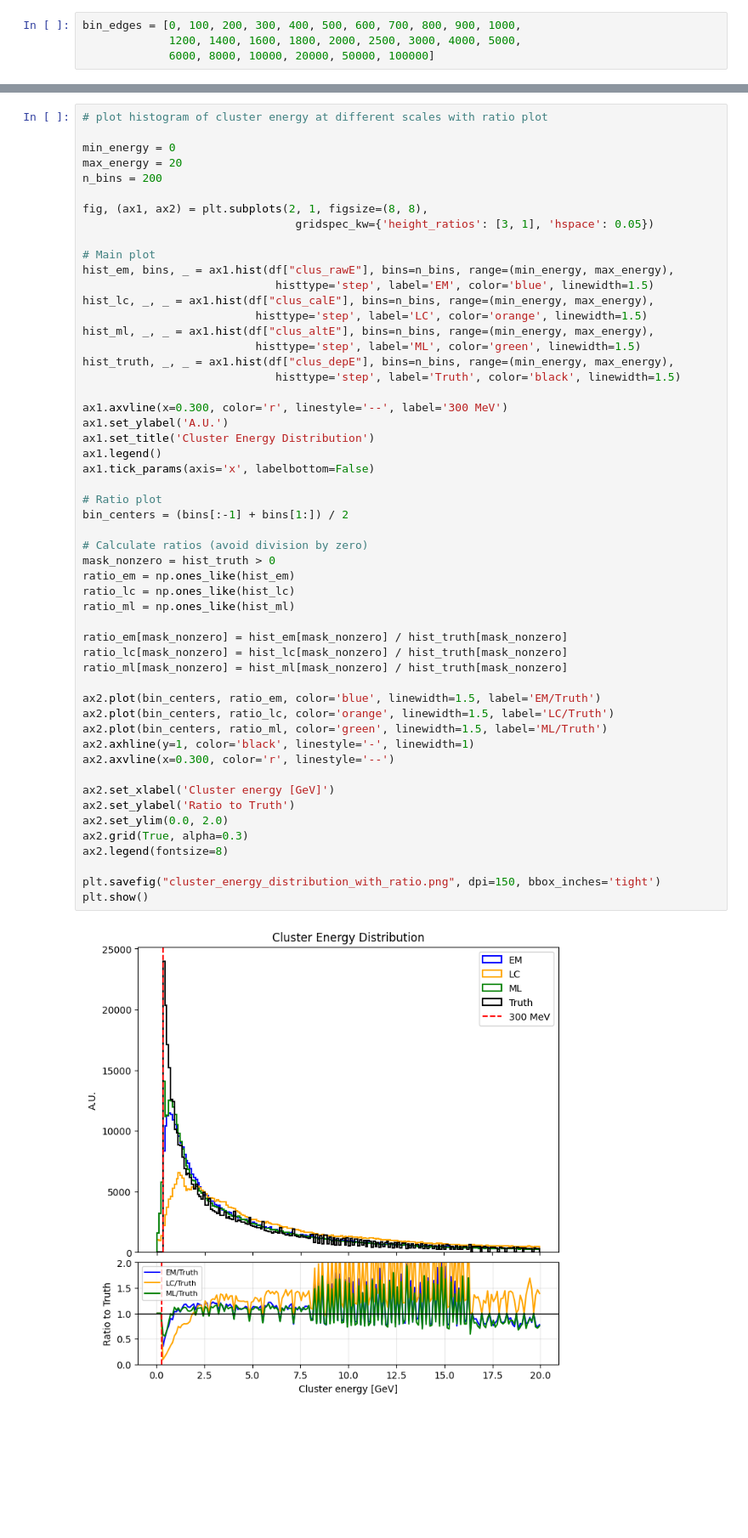
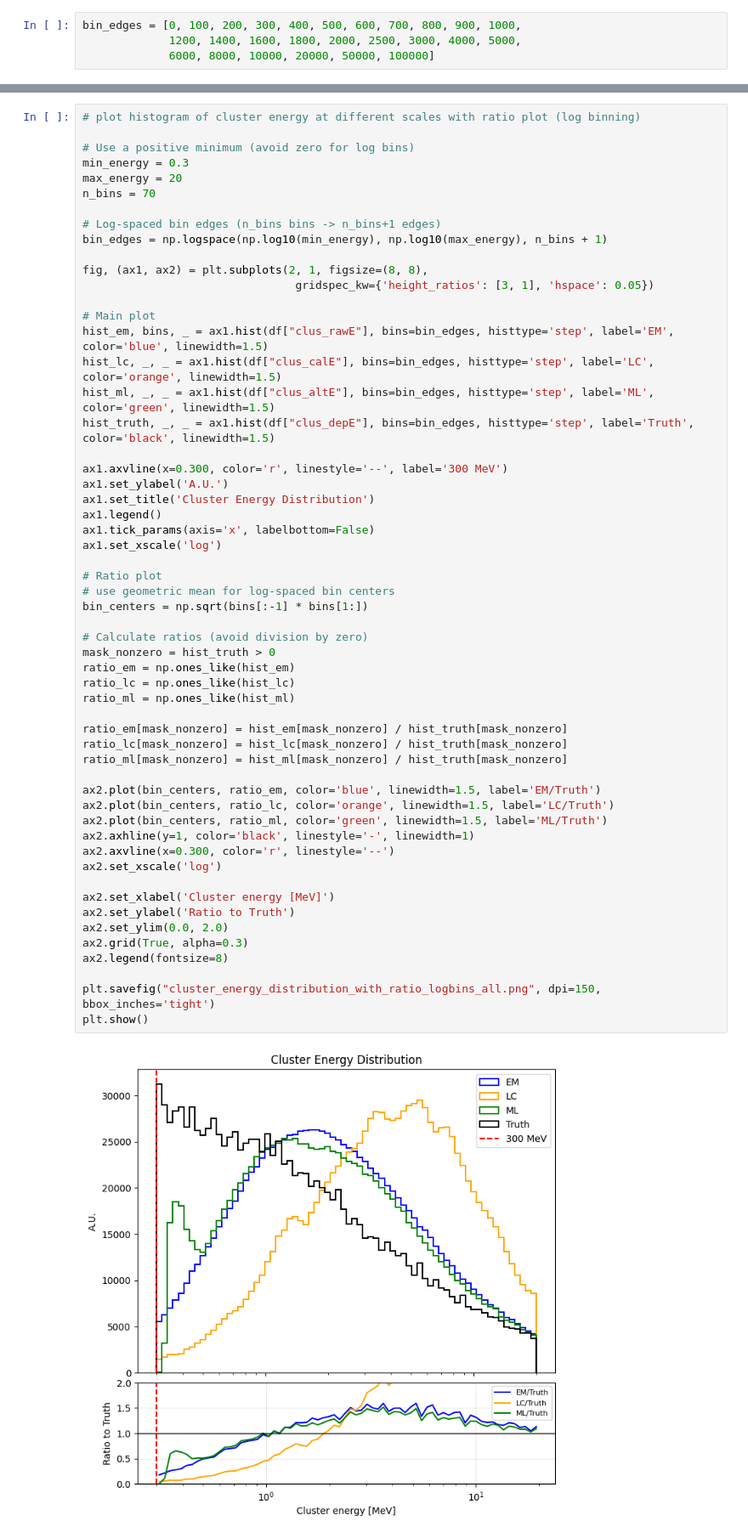
Before and after one commit to bmondaliitb/quicktree2histo, a Jupyter notebook: python-notebooks/cluster_energy_resolution_vIJT_all_clusters.ipynb, the cells around one changed output, grey strips where cells are left out. Shown at 85% size. Drawn from its saved outputs; the diff is of its cells as text; blank space fills up the shorter version.

```diff
--- a/python-notebooks/cluster_energy_resolution_vIJT_all_clusters.ipynb
+++ b/python-notebooks/cluster_energy_resolution_vIJT_all_clusters.ipynb
@@ -117,55 +116,58 @@ plt.show()
 # %%
-# plot histogram of cluster energy at different scales with ratio plot
+# plot histogram of cluster energy at different scales with ratio plot (log binning)
 
-min_energy = 0
+# Use a positive minimum (avoid zero for log bins)
+min_energy = 0.3
 max_energy = 20
-n_bins = 200
+n_bins = 70
+
+# Log-spaced bin edges (n_bins bins -> n_bins+1 edges)
+bin_edges = np.logspace(np.log10(min_energy), np.log10(max_energy), n_bins + 1)
 
 fig, (ax1, ax2) = plt.subplots(2, 1, figsize=(8, 8),
                                 gridspec_kw={'height_ratios': [3, 1], 'hspace': 0.05})
 
 # Main plot
-hist_em, bins, _ = ax1.hist(df["clus_rawE"], bins=n_bins, range=(min_energy, max_energy),
-                             histtype='step', label='EM', color='blue', linewidth=1.5)
-hist_lc, _, _ = ax1.hist(df["clus_calE"], bins=n_bins, range=(min_energy, max_energy),
-                          histtype='step', label='LC', color='orange', linewidth=1.5)
-hist_ml, _, _ = ax1.hist(df["clus_altE"], bins=n_bins, range=(min_energy, max_energy),
-                          histtype='step', label='ML', color='green', linewidth=1.5)
-hist_truth, _, _ = ax1.hist(df["clus_depE"], bins=n_bins, range=(min_energy, max_energy),
-                             histtype='step', label='Truth', color='black', linewidth=1.5)
+hist_em, bins, _ = ax1.hist(df["clus_rawE"], bins=bin_edges, histtype='step', label='EM', color='blue', linewidth=1.5)
+hist_lc, _, _ = ax1.hist(df["clus_calE"], bins=bin_edges, histtype='step', label='LC', color='orange', linewidth=1.5)
+hist_ml, _, _ = ax1.hist(df["clus_altE"], bins=bin_edges, histtype='step', label='ML', color='green', linewidth=1.5)
+hist_truth, _, _ = ax1.hist(df["clus_depE"], bins=bin_edges, histtype='step', label='Truth', color='black', linewidth=1.5)
 
 ax1.axvline(x=0.300, color='r', linestyle='--', label='300 MeV')
 ax1.set_ylabel('A.U.')
 ax1.set_title('Cluster Energy Distribution')
 ax1.legend()
 ax1.tick_params(axis='x', labelbottom=False)
+ax1.set_xscale('log')
 
 # Ratio plot
-bin_centers = (bins[:-1] + bins[1:]) / 2
+# use geometric mean for log-spaced bin centers
+bin_centers = np.sqrt(bins[:-1] * bins[1:])
 
 # Calculate ratios (avoid division by zero)
 mask_nonzero = hist_truth > 0
 ratio_em = np.ones_like(hist_em)
 ratio_lc = np.ones_like(hist_lc)
 ratio_ml = np.ones_like(hist_ml)
 
 ratio_em[mask_nonzero] = hist_em[mask_nonzero] / hist_truth[mask_nonzero]
 ratio_lc[mask_nonzero] = hist_lc[mask_nonzero] / hist_truth[mask_nonzero]
 ratio_ml[mask_nonzero] = hist_ml[mask_nonzero] / hist_truth[mask_nonzero]
 
 ax2.plot(bin_centers, ratio_em, color='blue', linewidth=1.5, label='EM/Truth')
 ax2.plot(bin_centers, ratio_lc, color='orange', linewidth=1.5, label='LC/Truth')
 ax2.plot(bin_centers, ratio_ml, color='green', linewidth=1.5, label='ML/Truth')
 ax2.axhline(y=1, color='black', linestyle='-', linewidth=1)
 ax2.axvline(x=0.300, color='r', linestyle='--')
+ax2.set_xscale('log')
 
-ax2.set_xlabel('Cluster energy [GeV]')
+ax2.set_xlabel('Cluster energy [MeV]')
 ax2.set_ylabel('Ratio to Truth')
 ax2.set_ylim(0.0, 2.0)
 ax2.grid(True, alpha=0.3)
 ax2.legend(fontsize=8)
 
-plt.savefig("cluster_energy_distribution_with_ratio.png", dpi=150, bbox_inches='tight')
+plt.savefig("cluster_energy_distribution_with_ratio_logbins_all.png", dpi=150, bbox_inches='tight')
 plt.show()
 # %% [output]
-[figure, old version]
+[figure, new version]
```
Also changed, not shown: parts of 1 cell of this notebook, 6 other files.
